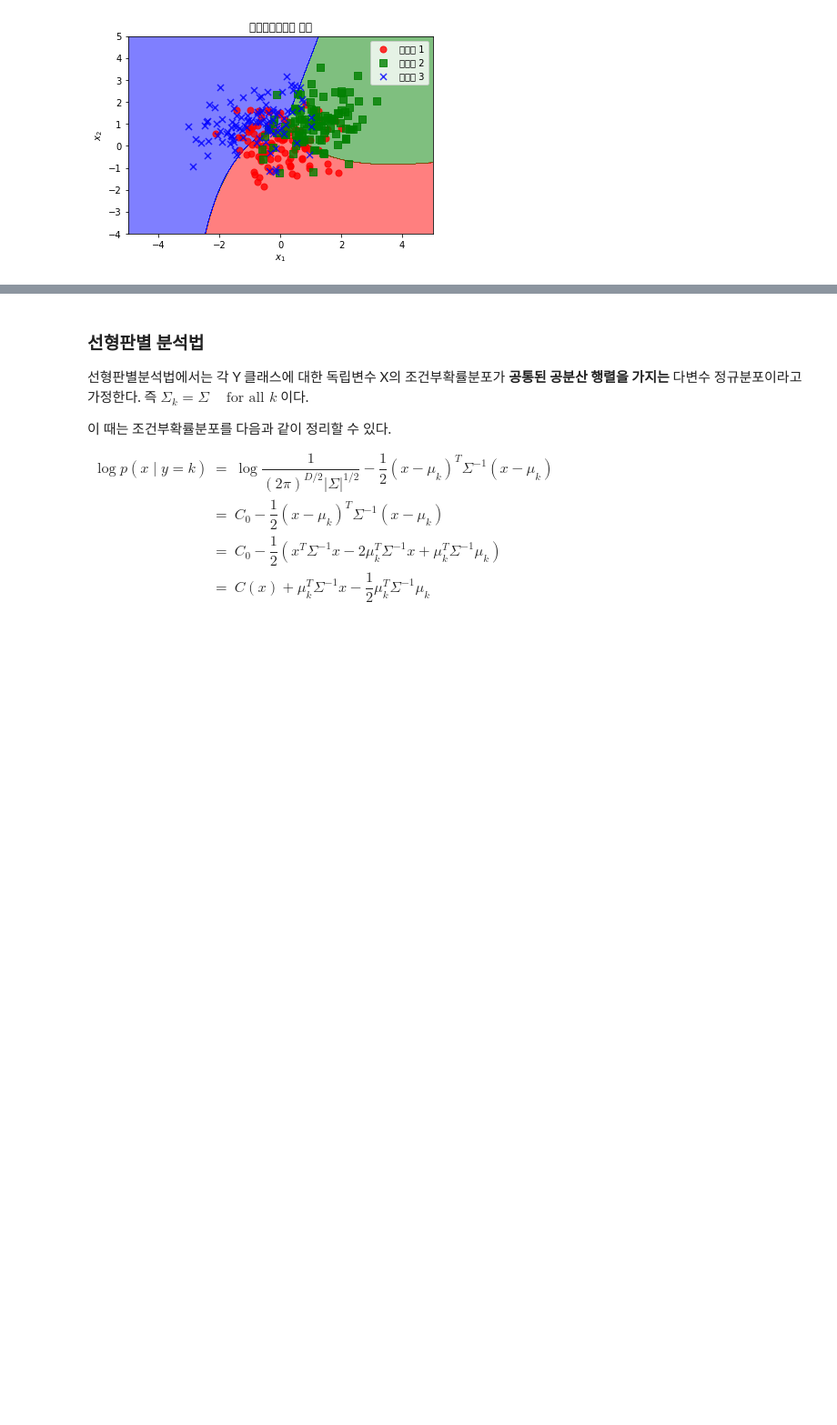
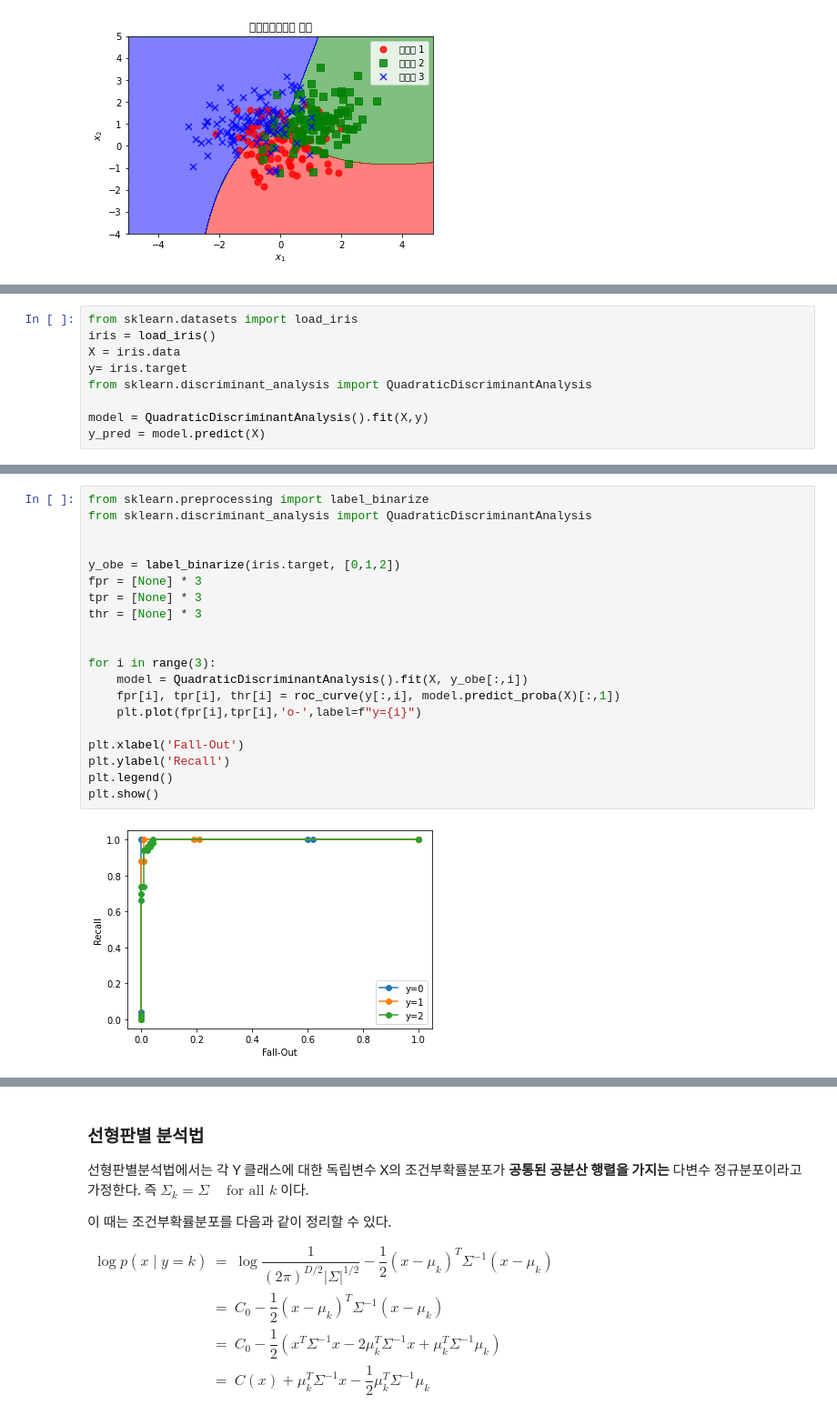
Before and after one commit to Junhyuk93/TIL, a Jupyter notebook: python/0528_선형판별분석법과_이차판별분석법.ipynb, the cells around one changed output, grey strips where cells are left out. Shown: that part at 91% size. Cells and saved outputs as stored; diff of their text form; blank space fills up the shorter version.

```diff
--- a/python/0528_선형판별분석법과_이차판별분석법.ipynb
+++ b/python/0528_선형판별분석법과_이차판별분석법.ipynb
@@ -123,0 +230,9 @@ plt.show()
+# %%
+from sklearn.datasets import load_iris
+iris = load_iris()
+X = iris.data
+y= iris.target
+from sklearn.discriminant_analysis import QuadraticDiscriminantAnalysis
+
+model = QuadraticDiscriminantAnalysis().fit(X,y)
+y_pred = model.predict(X)
@@ -123,0 +263,22 @@ plt.show()
+# %%
+from sklearn.preprocessing import label_binarize
+from sklearn.discriminant_analysis import QuadraticDiscriminantAnalysis
+
+
+y_obe = label_binarize(iris.target, [0,1,2])
+fpr = [None] * 3
+tpr = [None] * 3
+thr = [None] * 3
+
+
+for i in range(3):
+    model = QuadraticDiscriminantAnalysis().fit(X, y_obe[:,i])
+    fpr[i], tpr[i], thr[i] = roc_curve(y[:,i], model.predict_proba(X)[:,1])
+    plt.plot(fpr[i],tpr[i],'o-',label=f"y={i}")
+
+plt.xlabel('Fall-Out')
+plt.ylabel('Recall')
+plt.legend()
+plt.show()
+# %% [output]
+[figure, added]
```
Also changed, not shown: parts of 24 cells of this notebook.
